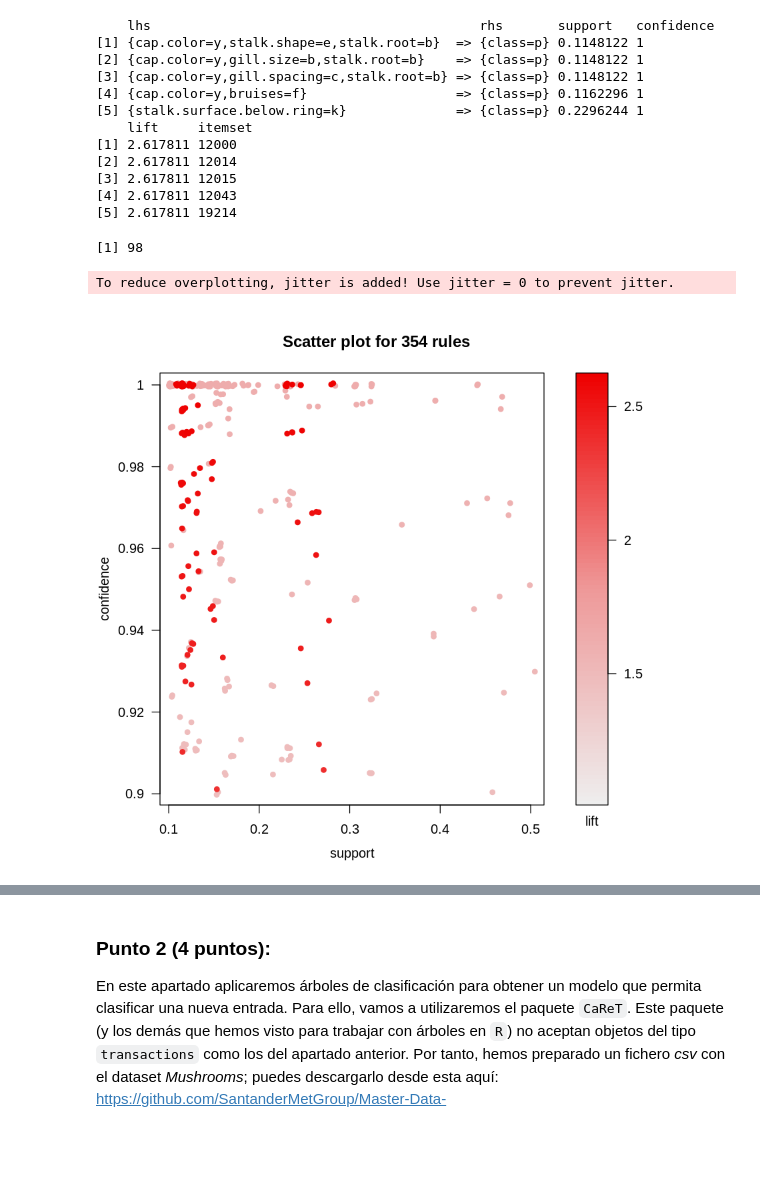
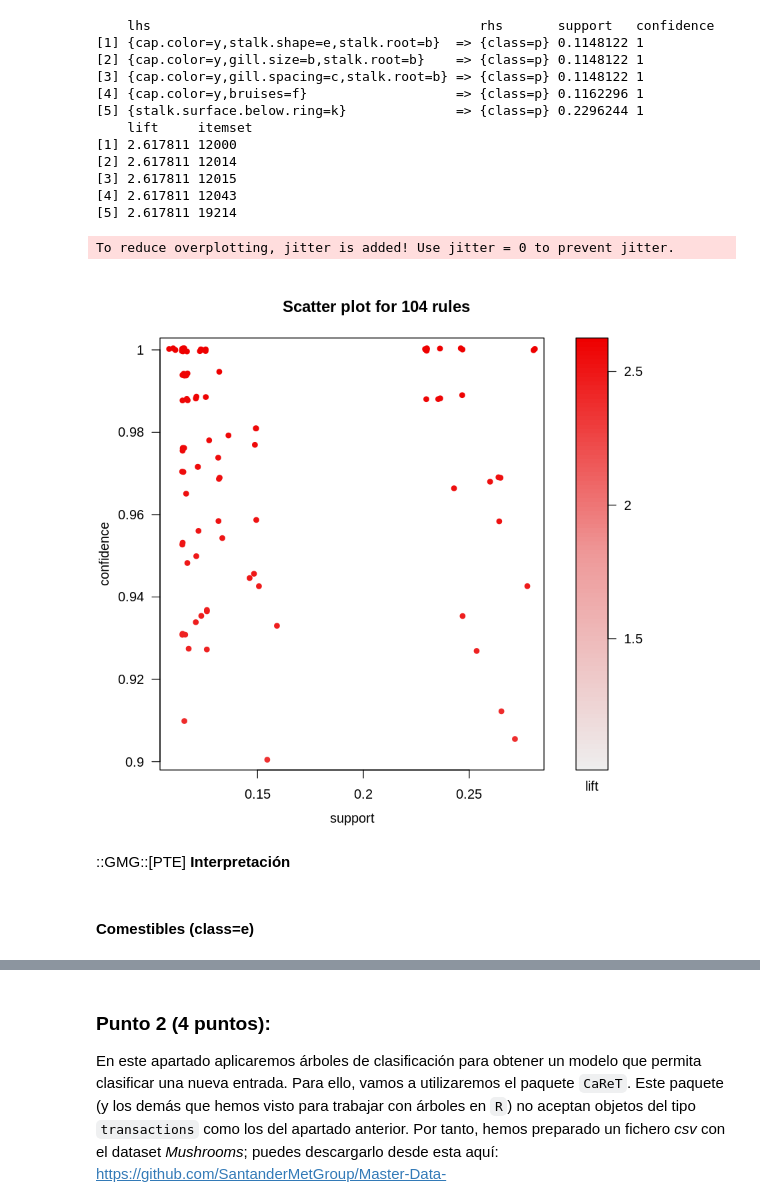
Before and after one commit to yerartdev/uc-m1966-datamining, a Jupyter notebook: d1/t1-m1966-variable-categorica.ipynb, the cells around one changed output, grey strips where cells are left out. Drawn from its saved outputs; the diff is of its cells as text; code cells hidden in the pictures; blank space fills up the shorter version.

Commit message:
m1966 - práctica variables categóricas: punto 1, association rules con eclat, obtención de reglas class=p, class=e con métricas support, confidence, lift y plot arulesViz; falta interpretar

```diff
--- a/d1/t1-m1966-variable-categorica.ipynb
+++ b/d1/t1-m1966-variable-categorica.ipynb
@@ -381,3 +347,12 @@ NOTA: Usar soportes superiores a 0.1 para evitar problemas de memoria.
 rules.class.filtered <- subset(rules.filtered,
                                subset = rhs %in% c("class=e") | rhs %in% c("class=p")
                               )
+# %%
+#::GMG::Dividamos las reglas entre el caso class=e y el caso class=p
+rules.class.edible <- subset(rules.class.filtered,
+                             subset = rhs %in% c("class=e")
+                            )
+rules.class.poisonous <- subset(rules.class.filtered,
+                                subset = rhs %in% c("class=p")
+                               )
+paste('venenoso:', length(rules.class.poisonous), 'comestible:', length(rules.class.edible))
@@ -430,12 +410,14 @@ inspect(head(sort(rules.class.filtered, by="lift"), n = 5))
 [5] 2.617811 19214
 # %%
 #::GMG::Vamos a ver cuántas reglas salen con soporte superior  a 0.2
-length(subset(rules.class.filtered, subset = support > 0.2))
+#length(subset(rules.class.filtered, subset = support > 0.2))
-# %% [output]
-[1] 98
 # %%
-#::GMG::Dibujamos (hay que interpretarlo ...)
-plot(rules.class.filtered)
+#::GMG::Dibujamos las reglas class=p (hay que interpretarlo ...)
+plot(rules.class.poisonous)
 # %% [output]
 To reduce overplotting, jitter is added! Use jitter = 0 to prevent jitter.
-[figure, old version]
+[figure, new version]
+# %% [markdown]
+::GMG::[PTE] **Interpretación**
+# %% [markdown]
+#### Comestibles (class=e)
```
Also changed, not shown: parts of 17 cells of this notebook.
